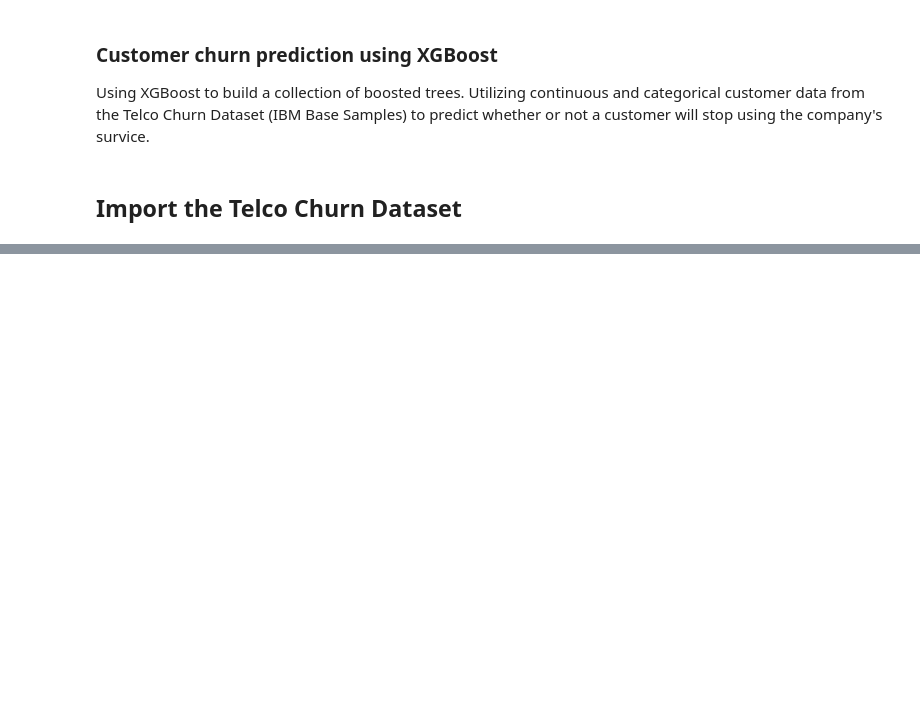
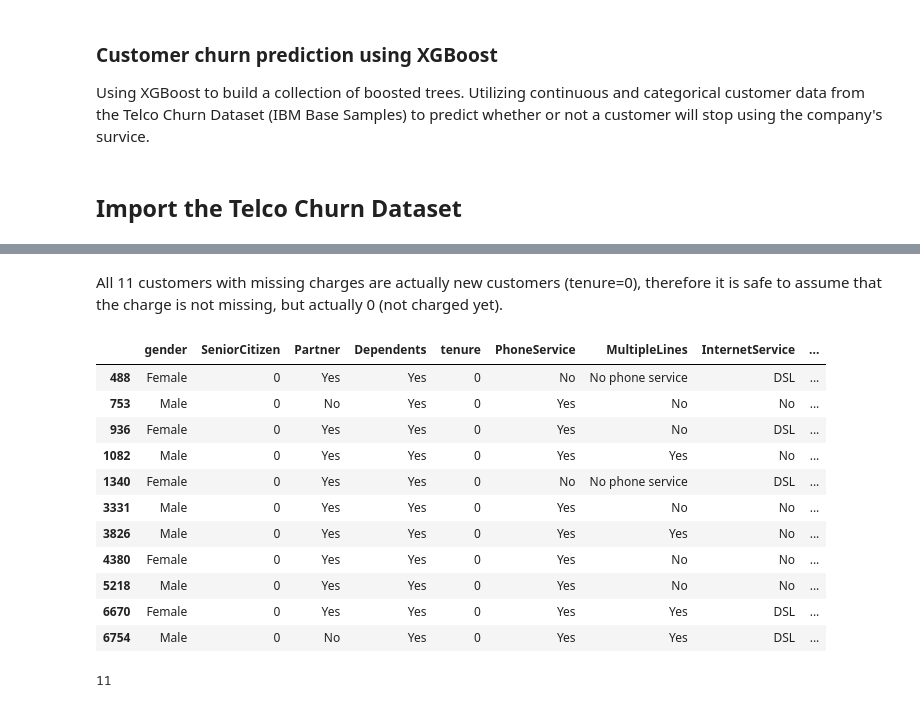
Before and after one commit to dobrinaVI/Customer-Churn-Prediction-using-XGBOOST, a Jupyter notebook: Customer_Churn_Prediction_using_XGBOOST.ipynb, the cells around one changed output, grey strips where cells are left out. Cells and saved outputs as stored; diff of their text form; code cells hidden in the pictures; blank space fills up the shorter version.

```diff
--- a/Customer_Churn_Prediction_using_XGBOOST.ipynb
+++ b/Customer_Churn_Prediction_using_XGBOOST.ipynb
@@ -31,0 +104,23 @@ profile
+# %% [markdown]
+All 11 customers with missing charges are actually new customers (tenure=0), therefore it is safe to assume that the charge is not missing, but actually 0 (not charged yet).
+# %%
+# Set TotalCharges to 0, where initially it was empty and make sure it is implemented correctly
+data.loc[data['TotalCharges'].isna(),'TotalCharges'] = 0
+data.loc[data['TotalCharges']==0]
+# %% [output]
+|  | gender | SeniorCitizen | Partner | Dependents | tenure | PhoneService | MultipleLines | InternetService | ... |
+| 488 | Female | 0 | Yes | Yes | 0 | No | No phone service | DSL | ... |
+| 753 | Male | 0 | No | Yes | 0 | Yes | No | No | ... |
+| 936 | Female | 0 | Yes | Yes | 0 | Yes | No | DSL | ... |
+| 1082 | Male | 0 | Yes | Yes | 0 | Yes | Yes | No | ... |
+| 1340 | Female | 0 | Yes | Yes | 0 | No | No phone service | DSL | ... |
+| 3331 | Male | 0 | Yes | Yes | 0 | Yes | No | No | ... |
+| 3826 | Male | 0 | Yes | Yes | 0 | Yes | Yes | No | ... |
+| 4380 | Female | 0 | Yes | Yes | 0 | Yes | No | No | ... |
+| 5218 | Male | 0 | Yes | Yes | 0 | Yes | No | No | ... |
+| 6670 | Female | 0 | Yes | Yes | 0 | Yes | Yes | DSL | ... |
+| 6754 | Male | 0 | No | Yes | 0 | Yes | Yes | DSL | ... |
+# %%
+len(data[data['TotalCharges']==0])
+# %% [output]
+11
```
Also changed, not shown: parts of 7 cells of this notebook.
